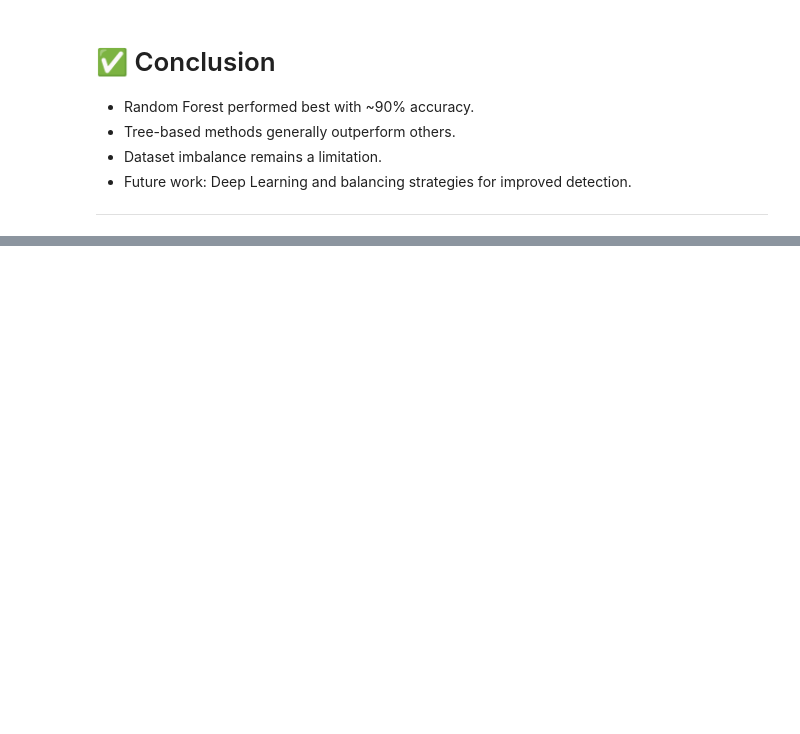
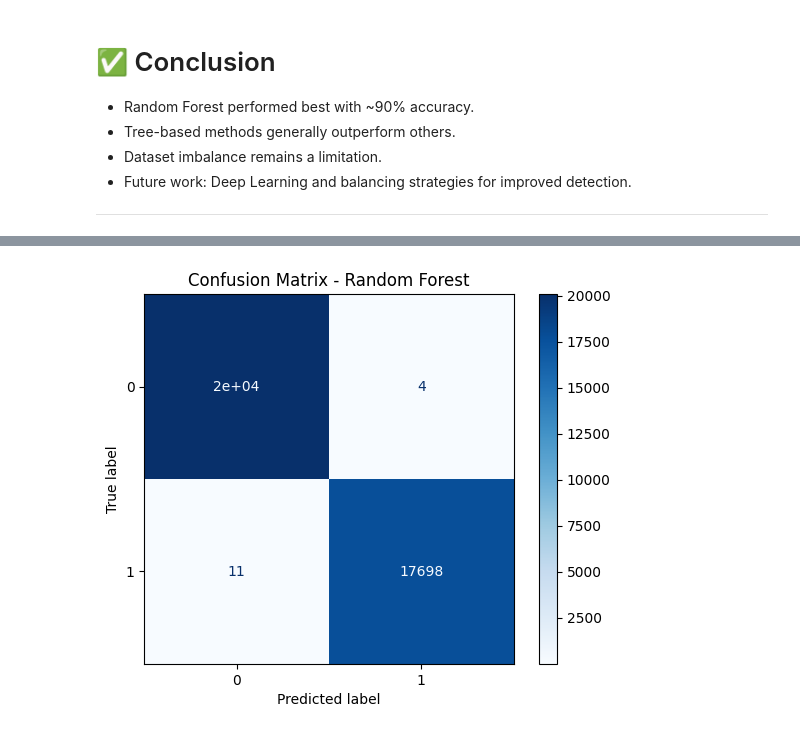
Before and after one commit to iamkr07/TechExplore2k25, a Jupyter notebook: Intrusion_Detection_Colab.ipynb, the cells around one changed output, grey strips where cells are left out. Cells and saved outputs as stored; diff of their text form; code cells hidden in the pictures; blank space fills up the shorter version.

```diff
--- a/Intrusion_Detection_Colab.ipynb
+++ b/Intrusion_Detection_Colab.ipynb
@@ -108,0 +237,11 @@ plt.show()
+# %%
+# Step 8: Confusion Matrix for Random Forest
+best_model = RandomForestClassifier()
+best_model.fit(X_train, y_train)
+preds = best_model.predict(X_test)
+
+ConfusionMatrixDisplay.from_estimator(best_model, X_test, y_test, cmap="Blues")
+plt.title("Confusion Matrix - Random Forest")
+plt.show()
+# %% [output]
+[figure, added]
```
Also changed, not shown: parts of 8 cells of this notebook.
